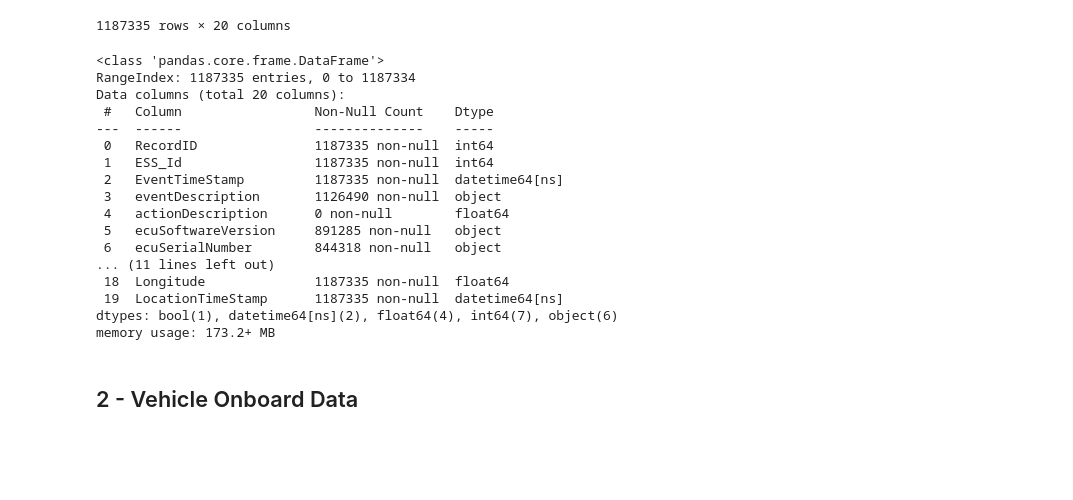
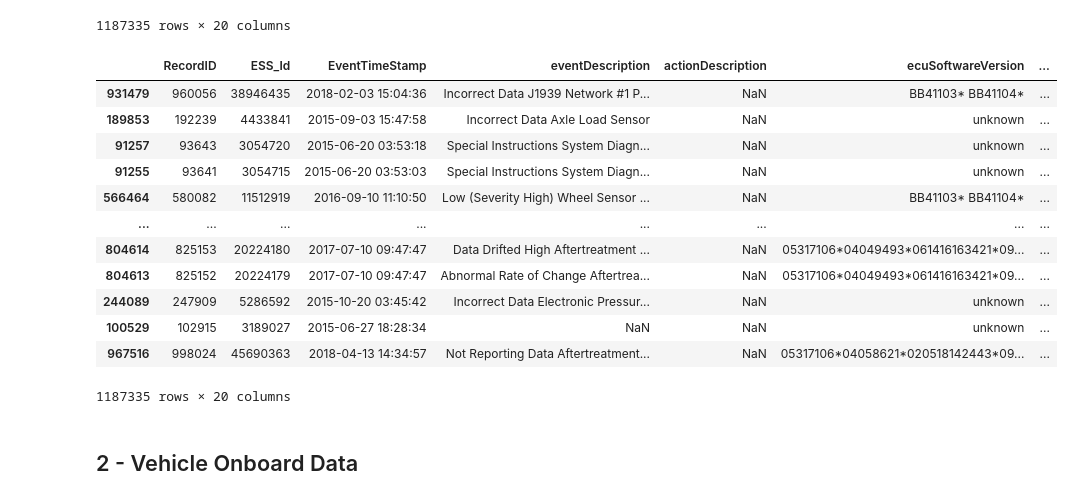
Before and after one commit to nss-data-science-cohort-6/big_g_express-elden_ring, a Jupyter notebook: notebooks/big_g_express_ajay-eda.ipynb, the cells around one changed output. Cells and saved outputs as stored; diff of their text form; code cells hidden in the pictures; blank space fills up the shorter version.

```diff
--- a/notebooks/big_g_express_ajay-eda.ipynb
+++ b/notebooks/big_g_express_ajay-eda.ipynb
@@ -34,25 +34,21 @@ faults
 | 1187334 | 1248458 | 123906131 | 2020-03-06 14:15:34 | Low (Severity Medium) Engine Cool... | NaN | 04384413*22544852*090619141107*60... | ... |
 1187335 rows × 20 columns
 # %%
-faults.info()
+faults.sort_values(by=['activeTransitionCount'], ascending=[False])
 # %% [output]
+|  | RecordID | ESS_Id | EventTimeStamp | eventDescription | actionDescription | ecuSoftwareVersion | ... |
+| 931479 | 960056 | 38946435 | 2018-02-03 15:04:36 | Incorrect Data J1939 Network #1 P... | NaN | BB41103* BB41104* | ... |
+| 189853 | 192239 | 4433841 | 2015-09-03 15:47:58 | Incorrect Data Axle Load Sensor | NaN | unknown | ... |
+| 91257 | 93643 | 3054720 | 2015-06-20 03:53:18 | Special Instructions System Diagn... | NaN | unknown | ... |
+| 91255 | 93641 | 3054715 | 2015-06-20 03:53:03 | Special Instructions System Diagn... | NaN | unknown | ... |
+| 566464 | 580082 | 11512919 | 2016-09-10 11:10:50 | Low (Severity High) Wheel Sensor ... | NaN | BB41103* BB41104* | ... |
+| ... | ... | ... | ... | ... | ... | ... | ... |
+| 804614 | 825153 | 20224180 | 2017-07-10 09:47:47 | Data Drifted High Aftertreatment ... | NaN | 05317106*04049493*061416163421*09... | ... |
+| 804613 | 825152 | 20224179 | 2017-07-10 09:47:47 | Abnormal Rate of Change Aftertrea... | NaN | 05317106*04049493*061416163421*09... | ... |
+| 244089 | 247909 | 5286592 | 2015-10-20 03:45:42 | Incorrect Data Electronic Pressur... | NaN | unknown | ... |
+| 100529 | 102915 | 3189027 | 2015-06-27 18:28:34 | NaN | NaN | unknown | ... |
+| 967516 | 998024 | 45690363 | 2018-04-13 14:34:57 | Not Reporting Data Aftertreatment... | NaN | 05317106*04058621*020518142443*09... | ... |
-<class 'pandas.core.frame.DataFrame'>
-RangeIndex: 1187335 entries, 0 to 1187334
-Data columns (total 20 columns):
- #   Column                 Non-Null Count    Dtype
----  ------                 --------------    -----
- 0   RecordID               1187335 non-null  int64
- 1   ESS_Id                 1187335 non-null  int64
- 2   EventTimeStamp         1187335 non-null  datetime64[ns]
- 3   eventDescription       1126490 non-null  object
- 4   actionDescription      0 non-null        float64
- 5   ecuSoftwareVersion     891285 non-null   object
- 6   ecuSerialNumber        844318 non-null   object
-... (11 lines left out)
- 18  Longitude              1187335 non-null  float64
- 19  LocationTimeStamp      1187335 non-null  datetime64[ns]
-dtypes: bool(1), datetime64[ns](2), float64(4), int64(7), object(6)
-memory usage: 173.2+ MB
+1187335 rows × 20 columns
 # %% [markdown]
 ## 2 - Vehicle Onboard Data
 # %%
```
Also changed, not shown: parts of 23 cells of this notebook.
